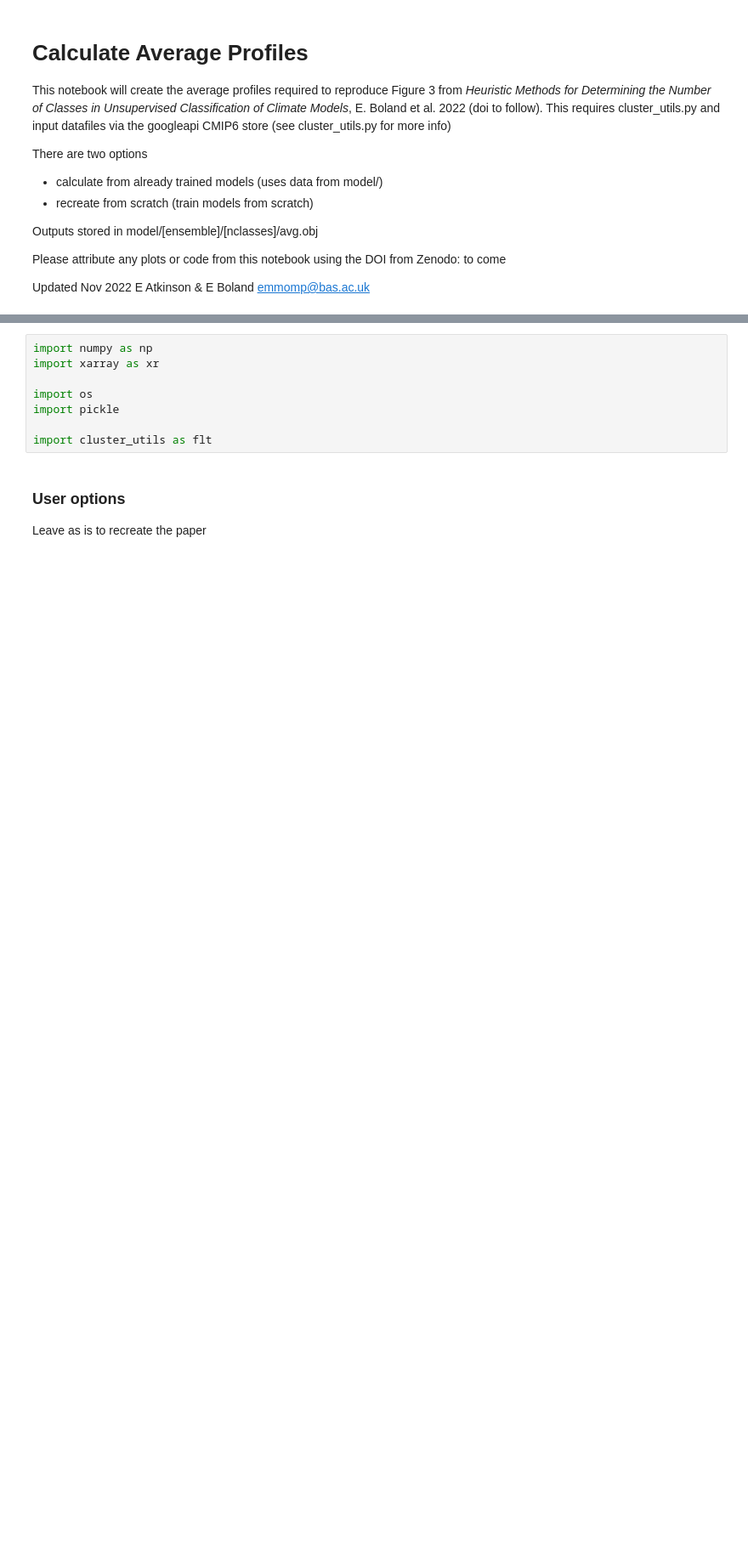
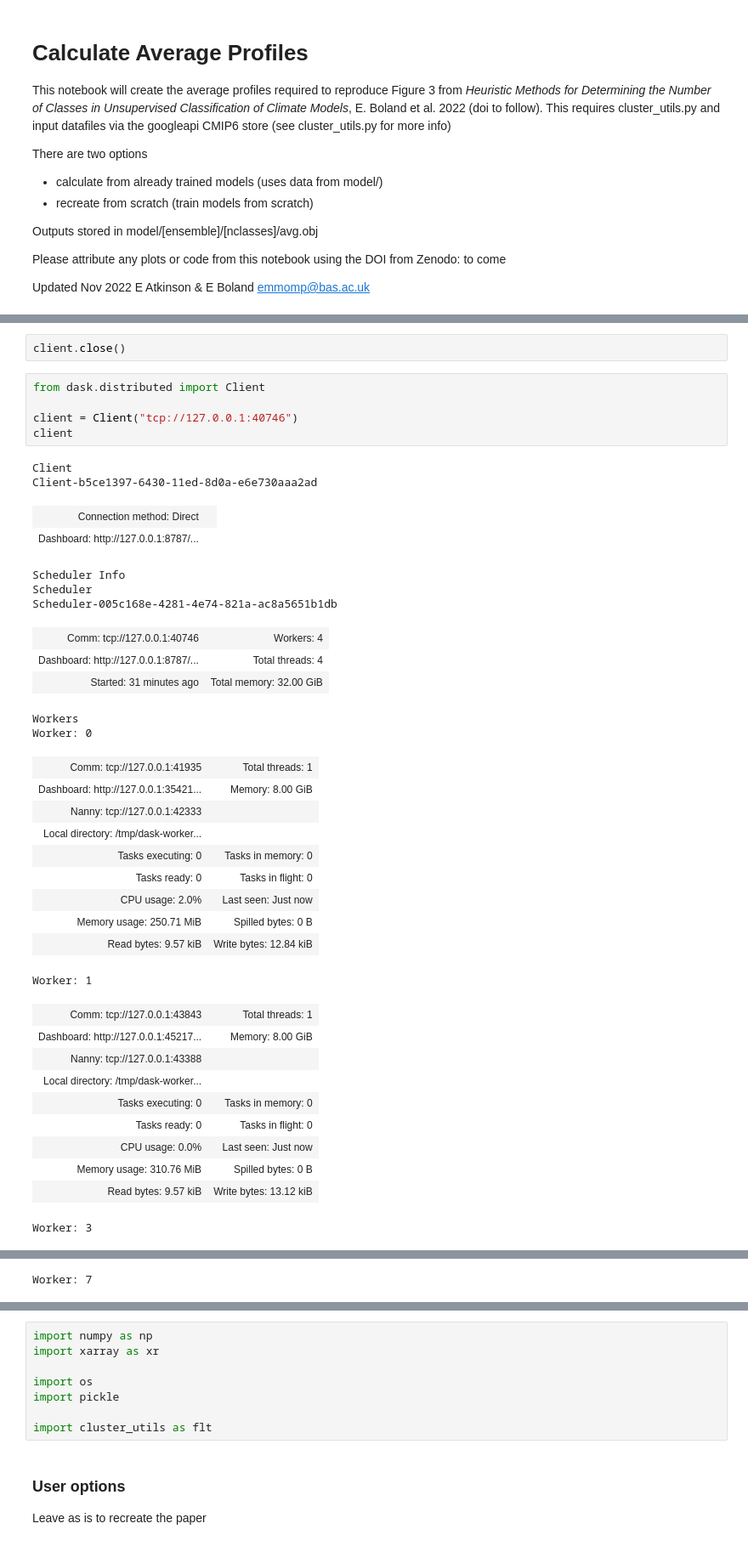
Before and after one commit to emmomp/OceanClusteringMethods, a Jupyter notebook: calculate_avgprofiles.ipynb, the cells around one changed output, grey strips where cells are left out. Shown: that part at 85% size. Saved outputs shown, nothing was run; the diff lists cells and outputs as text; blank space fills up the shorter version.

```diff
--- a/calculate_avgprofiles.ipynb
+++ b/calculate_avgprofiles.ipynb
@@ -72,0 +16,40 @@ Worker: 3
+# %%
+client.close()
+# %%
+from dask.distributed import Client
+
+client = Client("tcp://127.0.0.1:40746")
+client
+# %% [output]
+Client
+Client-b5ce1397-6430-11ed-8d0a-e6e730aaa2ad
+| Connection method: Direct |  |
+| Dashboard: http://127.0.0.1:8787/... |  |
+Scheduler Info
+Scheduler
+Scheduler-005c168e-4281-4e74-821a-ac8a5651b1db
+| Comm: tcp://127.0.0.1:40746 | Workers: 4 |
+| Dashboard: http://127.0.0.1:8787/... | Total threads: 4 |
+| Started: 31 minutes ago | Total memory: 32.00 GiB |
+Workers
+Worker: 0
+| Comm: tcp://127.0.0.1:41935 | Total threads: 1 |
+| Dashboard: http://127.0.0.1:35421... | Memory: 8.00 GiB |
+| Nanny: tcp://127.0.0.1:42333 |  |
+| Local directory: /tmp/dask-worker... |  |
+| Tasks executing: 0 | Tasks in memory: 0 |
+| Tasks ready: 0 | Tasks in flight: 0 |
+| CPU usage: 2.0% | Last seen: Just now |
+| Memory usage: 250.71 MiB | Spilled bytes: 0 B |
+| Read bytes: 9.57 kiB | Write bytes: 12.84 kiB |
+Worker: 1
+| Comm: tcp://127.0.0.1:43843 | Total threads: 1 |
+| Dashboard: http://127.0.0.1:45217... | Memory: 8.00 GiB |
+| Nanny: tcp://127.0.0.1:43388 |  |
+| Local directory: /tmp/dask-worker... |  |
+| Tasks executing: 0 | Tasks in memory: 0 |
+| Tasks ready: 0 | Tasks in flight: 0 |
+| CPU usage: 0.0% | Last seen: Just now |
+| Memory usage: 310.76 MiB | Spilled bytes: 0 B |
+| Read bytes: 9.57 kiB | Write bytes: 13.12 kiB |
+Worker: 3
@@ -72,0 +65 @@ Worker: 3
+Worker: 7
```
Also changed, not shown: parts of 6 cells of this notebook, 13 other files.
